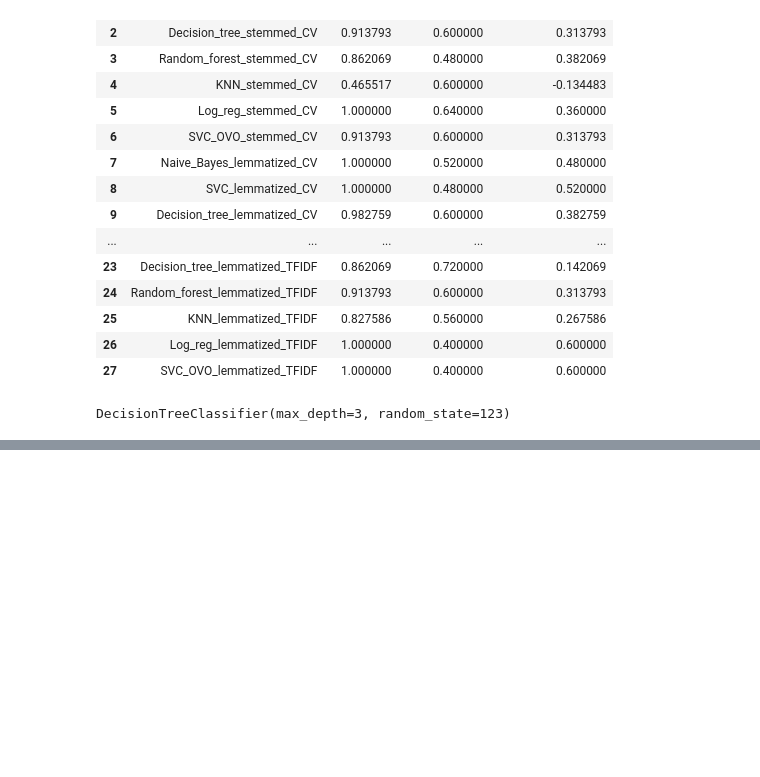
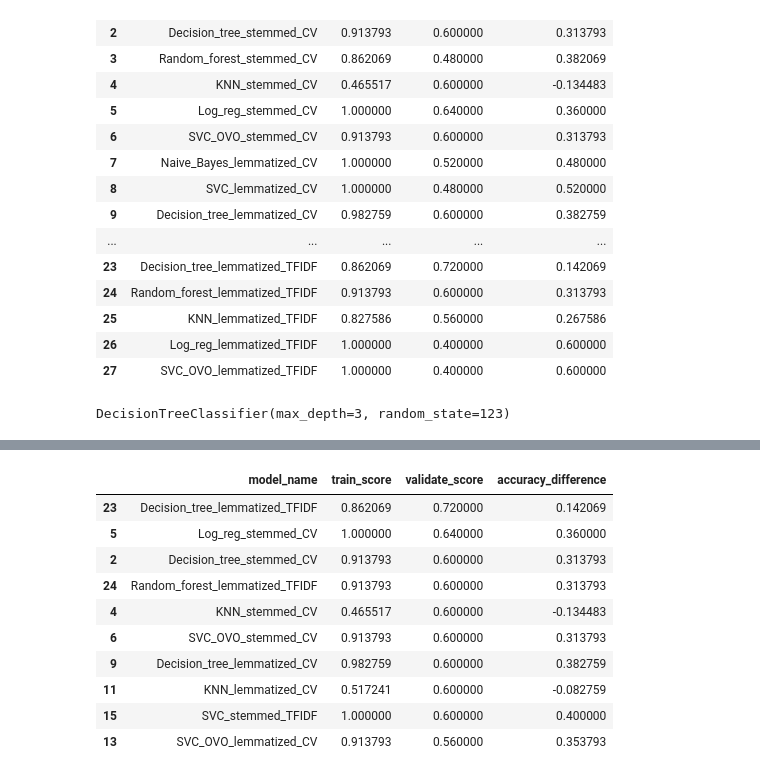
Before and after one commit to codeup-germain/github-code-composition, a Jupyter notebook: Model_Brandon_Draft.ipynb, the cells around one changed output, grey strips where cells are left out. Drawn from its saved outputs; the diff is of its cells as text; code cells hidden in the pictures; blank space fills up the shorter version.

Commit message:
added final for modeling

```diff
--- a/Model_Brandon_Draft.ipynb
+++ b/Model_Brandon_Draft.ipynb
@@ -502 +504,15 @@ weighted avg       0.82      0.62      0.64        21
 -------------------------------------------------------------------
+# %%
+score_df.sort_values(by='validate_score', ascending=False).head(10).style.highlight_max('validate_score').highlight_min('accuracy_difference')
+# %% [output]
+|  | model_name | train_score | validate_score | accuracy_difference |
+| 23 | Decision_tree_lemmatized_TFIDF | 0.862069 | 0.720000 | 0.142069 |
+| 5 | Log_reg_stemmed_CV | 1.000000 | 0.640000 | 0.360000 |
+| 2 | Decision_tree_stemmed_CV | 0.913793 | 0.600000 | 0.313793 |
+| 24 | Random_forest_lemmatized_TFIDF | 0.913793 | 0.600000 | 0.313793 |
+| 4 | KNN_stemmed_CV | 0.465517 | 0.600000 | -0.134483 |
+| 6 | SVC_OVO_stemmed_CV | 0.913793 | 0.600000 | 0.313793 |
+| 9 | Decision_tree_lemmatized_CV | 0.982759 | 0.600000 | 0.382759 |
+| 11 | KNN_lemmatized_CV | 0.517241 | 0.600000 | -0.082759 |
+| 15 | SVC_stemmed_TFIDF | 1.000000 | 0.600000 | 0.400000 |
+| 13 | SVC_OVO_lemmatized_CV | 0.913793 | 0.560000 | 0.353793 |
```
Also changed, not shown: parts of 5 cells of this notebook, 2 other files.
